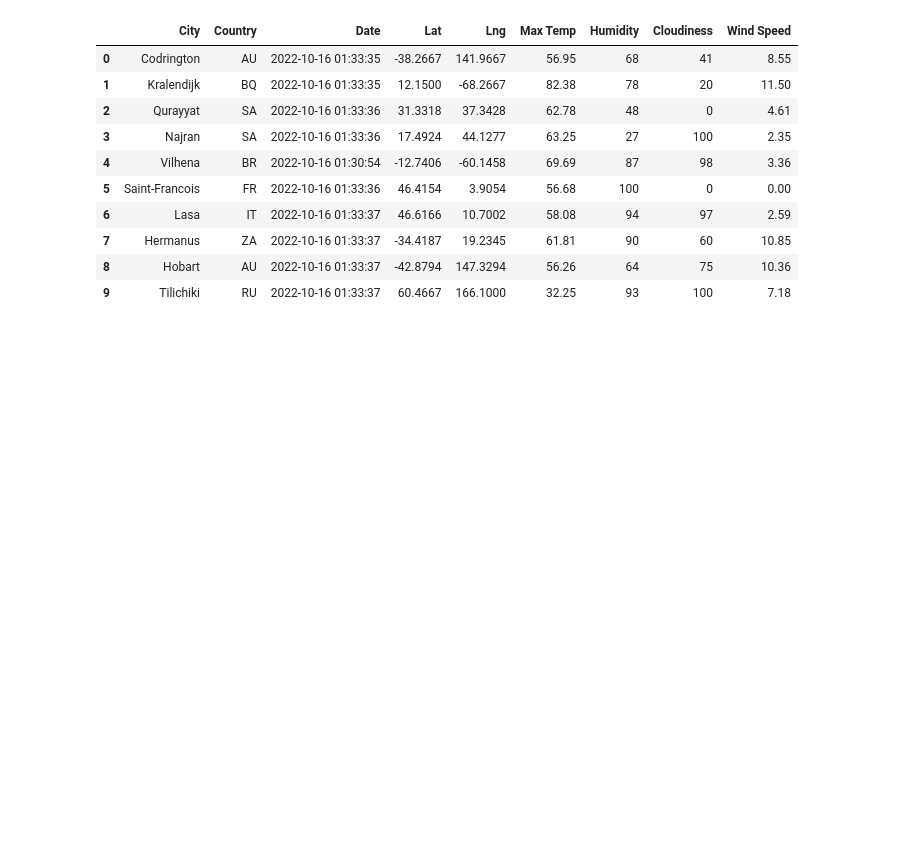
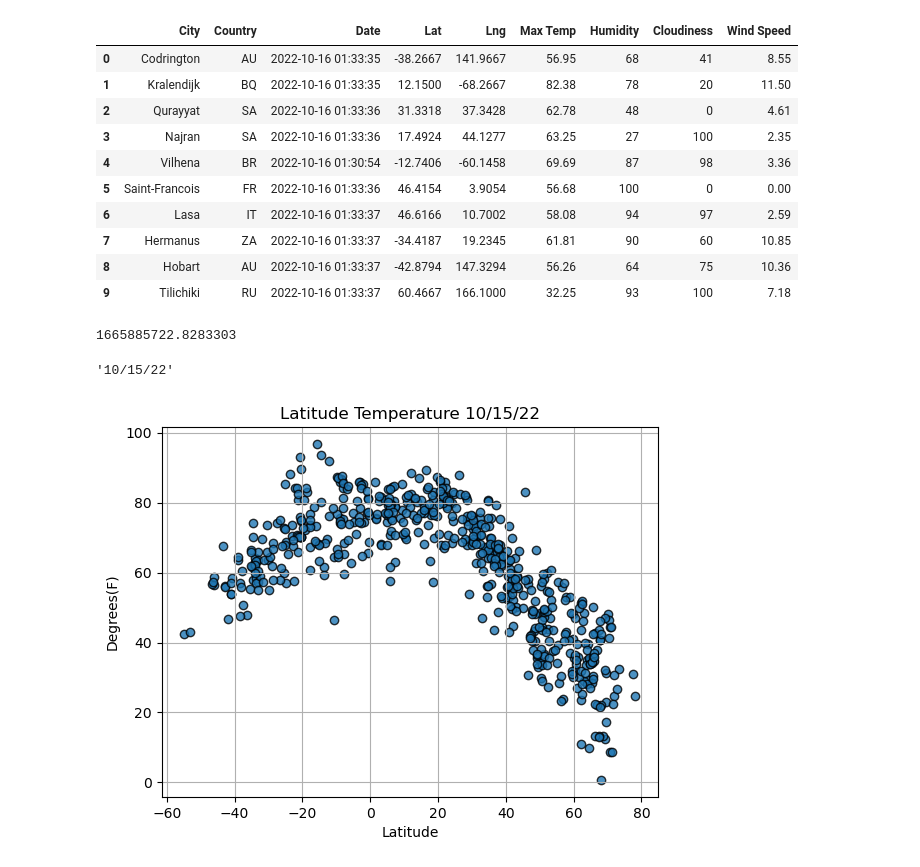
Before and after one commit to BennyPang96/Google_Project, a Jupyter notebook: WeatherPython.ipynb, the cells around one changed output. Drawn from its saved outputs; the diff is of its cells as text; code cells hidden in the pictures; blank space fills up the shorter version.

Commit message:
Scatter Plots

```diff
--- a/WeatherPython.ipynb
+++ b/WeatherPython.ipynb
@@ -206,3 +206,32 @@ output_file = "Data/Cityinfo.csv"
 citydata_df.to_csv(output_file,index_label = "City ID")
 # %%
 #Benny
+# %%
+lats = citydata_df["Lat"]
+# %%
+max_temps = citydata_df["Max Temp"]
+humidity = citydata_df["Humidity"]
+cloudiness = citydata_df["Cloudiness"]
+wind_spds = citydata_df["Wind Speed"]
+# %%
+today = time.time()
+today
+# %% [output]
+1665885722.8283303
+# %%
+today = time.strftime("%x")
+today
+# %% [output]
+'10/15/22'
+# %%
+plt.scatter(lats, max_temps, edgecolor="black", linewidths=1, marker="o",
+            alpha=0.8, label="Cities")
+plt.title(f"Latitude Temperature " + today)
+plt.ylabel("Degrees(F)")
+plt.xlabel("Latitude")
+plt.grid(True)
+
+plt.savefig("Data/Lat_Temp_Scatter_Plot.png")
+plt.show()
+# %% [output]
+[figure, added]
```
Also changed, not shown: parts of 3 cells of this notebook, 5 other files.
